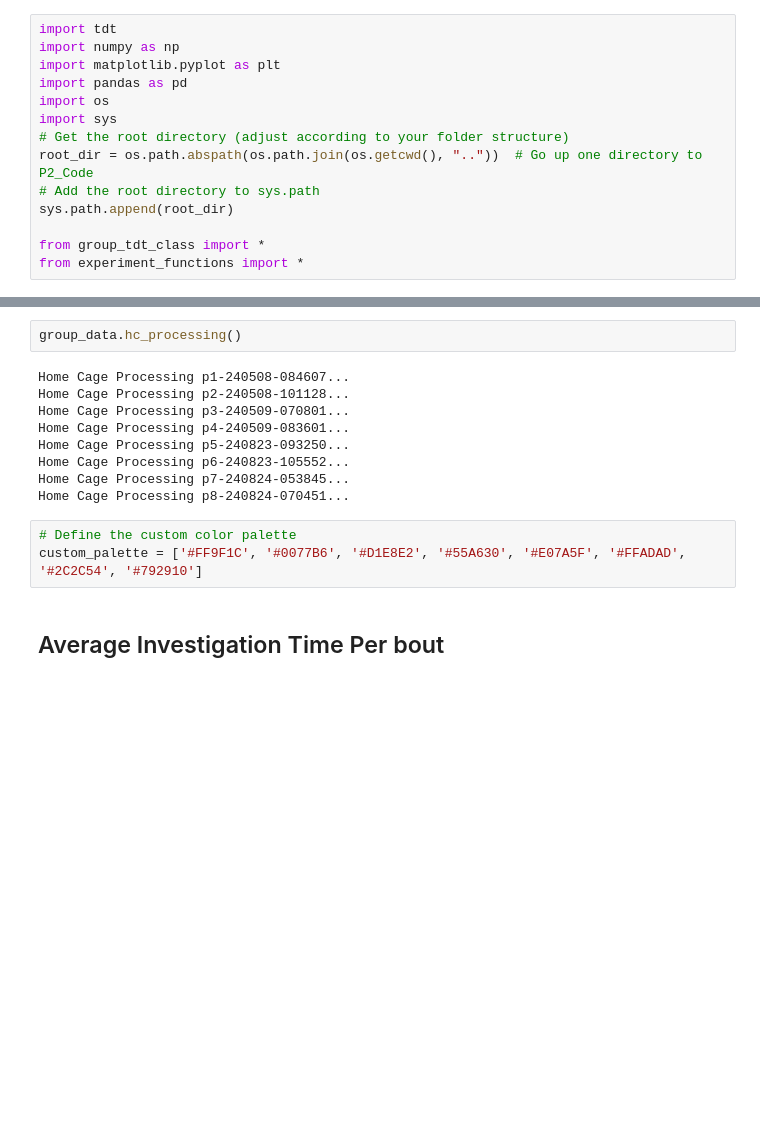
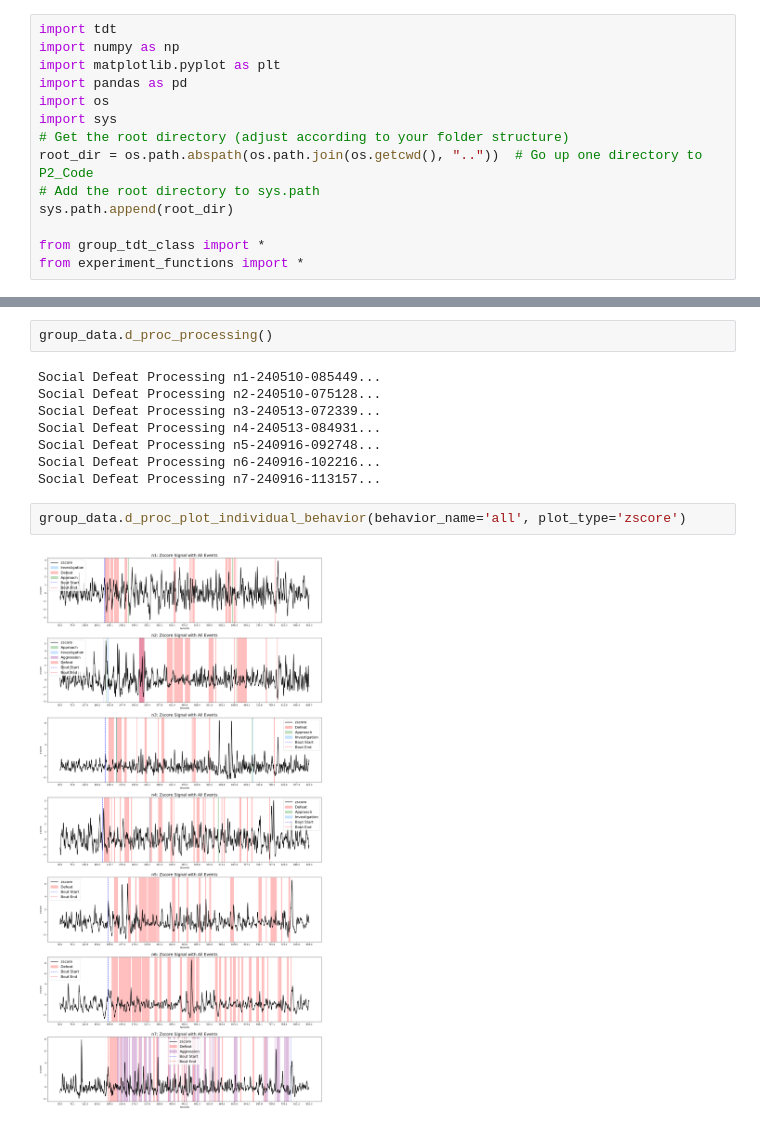
Before and after one commit to AlbertLeei/PCLAB_Photometry, a Jupyter notebook: P2_Code/defeat/defeat_analysis.ipynb, the cells around one changed output, grey strips where cells are left out. Cells and saved outputs as stored; diff of their text form; blank space fills up the shorter version.

```diff
--- a/P2_Code/defeat/defeat_analysis.ipynb
+++ b/P2_Code/defeat/defeat_analysis.ipynb
@@ -46,18 +46,16 @@ Processing p8-240824-070451...
 # %%
-group_data.hc_processing()
+group_data.d_proc_processing()
 # %% [output]
-Home Cage Processing p1-240508-084607...
-Home Cage Processing p2-240508-101128...
-Home Cage Processing p3-240509-070801...
-Home Cage Processing p4-240509-083601...
-Home Cage Processing p5-240823-093250...
-Home Cage Processing p6-240823-105552...
-Home Cage Processing p7-240824-053845...
-Home Cage Processing p8-240824-070451...
+Social Defeat Processing n1-240510-085449...
+Social Defeat Processing n2-240510-075128...
+Social Defeat Processing n3-240513-072339...
+Social Defeat Processing n4-240513-084931...
+Social Defeat Processing n5-240916-092748...
+Social Defeat Processing n6-240916-102216...
+Social Defeat Processing n7-240916-113157...
-# %%
-# Define the custom color palette
-custom_palette = ['#FF9F1C', '#0077B6', '#D1E8E2', '#55A630', '#E07A5F', '#FFADAD', '#2C2C54', '#792910']
-# %% [markdown]
-## Average Investigation Time Per bout
+# %%
+group_data.d_proc_plot_individual_behavior(behavior_name='all', plot_type='zscore')
+# %% [output]
+[figure, added]
 # %%
 # Define the columns representing the bouts
```
Also changed, not shown: parts of 27 cells of this notebook, 14 other files.
